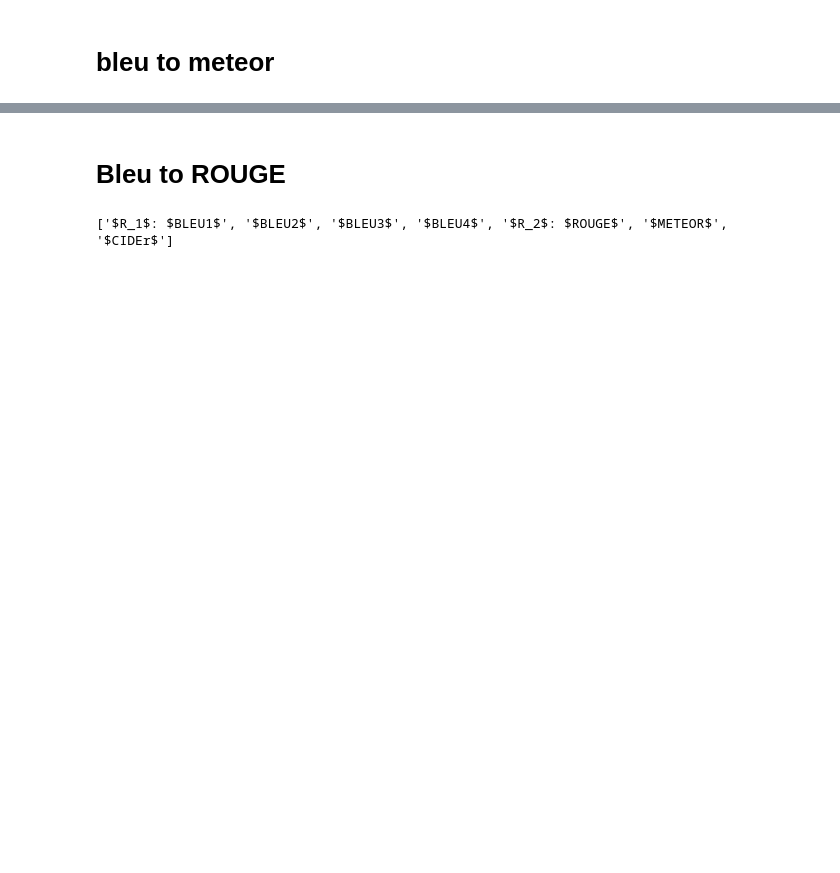
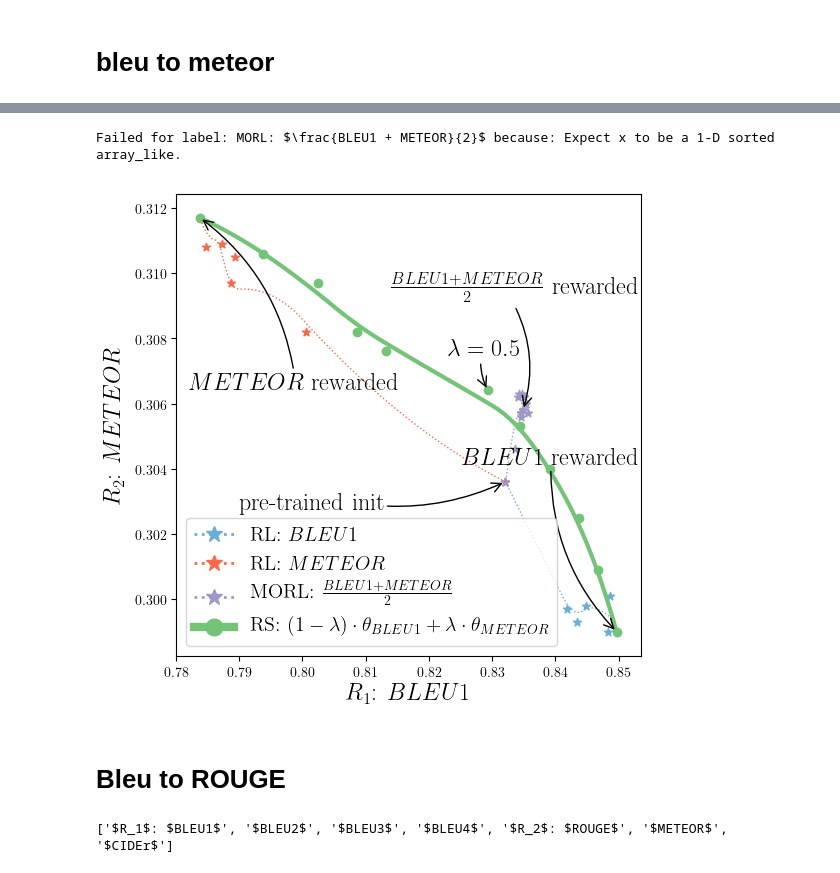
Before and after one commit to alexrame/domainbedv2, a Jupyter notebook: notebooks/rl/captioning/wa_rl_captioning.ipynb, the cells around one changed output, grey strips where cells are left out. Saved outputs shown, nothing was run; the diff lists cells and outputs as text; code cells hidden in the pictures; blank space fills up the shorter version.

```diff
--- a/notebooks/rl/captioning/wa_rl_captioning.ipynb
+++ b/notebooks/rl/captioning/wa_rl_captioning.ipynb
@@ -386,19 +415,23 @@ plot.save_fig(
 # %%
 fig_dr = plot_captioning(
     list_l=[
         fts_bleu.l_step,
         fts_bleu.l_wa,
         fts_meteor.l_step,
         fts_meteor.l_wa,
         fts_bleumeteor.l_step,
         fts_bleumeteor.l_wa,
     ],
-
+    loc="lower left",
     key_x="Bleu_1",
     key_y="METEOR",
-    dict_annotation_to_loc={"pt": (0.82, 0.302), "1": (0.798, 0.311), "lambda": (0.827, 0.308), "01": (0.8234, 0.309)}
+    fontsize="x-large",
+    dict_annotation_to_loc={"pt": (0.79, 0.3033), "1": (0.782, 0.307), "lambda": (0.823, 0.308), "01": (0.814, 0.309), "0": (0.8533, 0.304)}
 )
 plot.save_fig(fig=fig_dr, name="captioning/pareto_captioning_bleu1tometeor.pdf", do_save=do_save)
+# %% [output]
+Failed for label: MORL: $\frac{BLEU1 + METEOR}{2}$ because: Expect x to be a 1-D sorted array_like.
+[figure, added]
 # %% [markdown]
 # Bleu to ROUGE
 # %%
```
Also changed, not shown: parts of 35 cells of this notebook, 9 other files.
